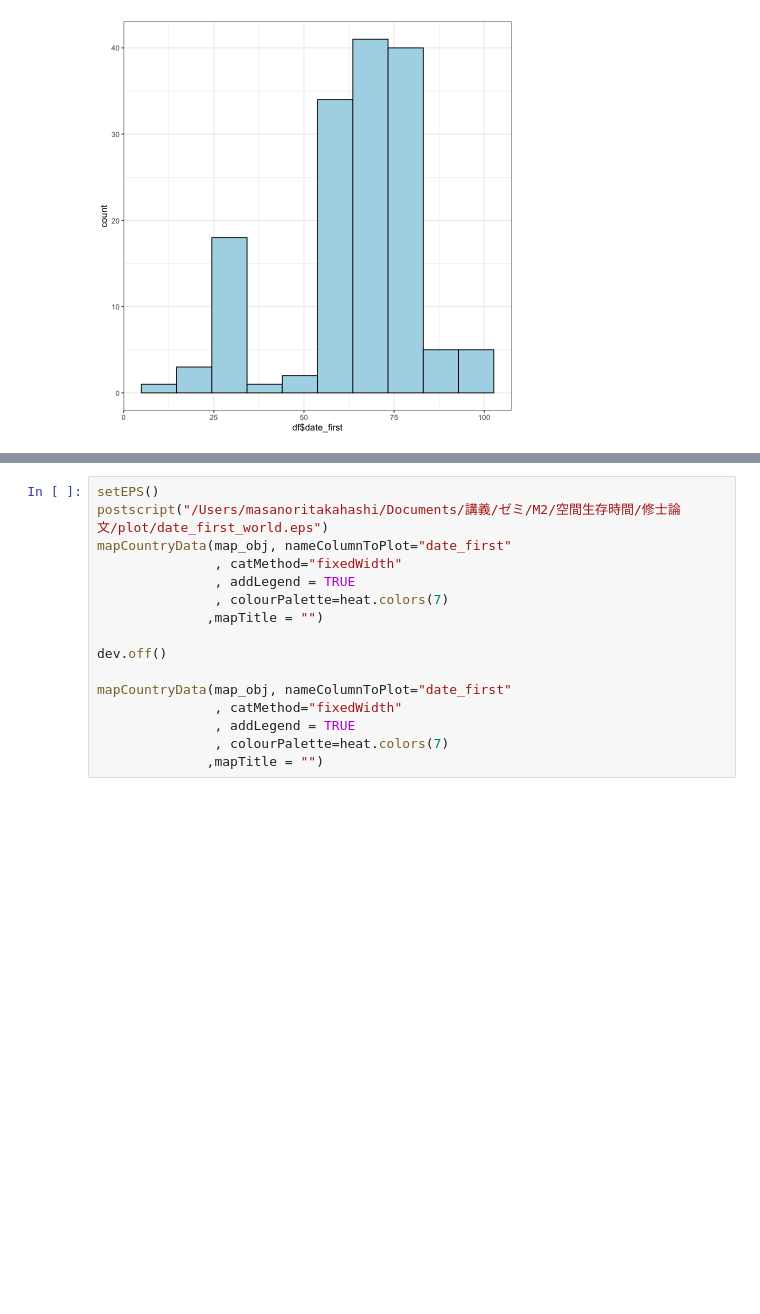
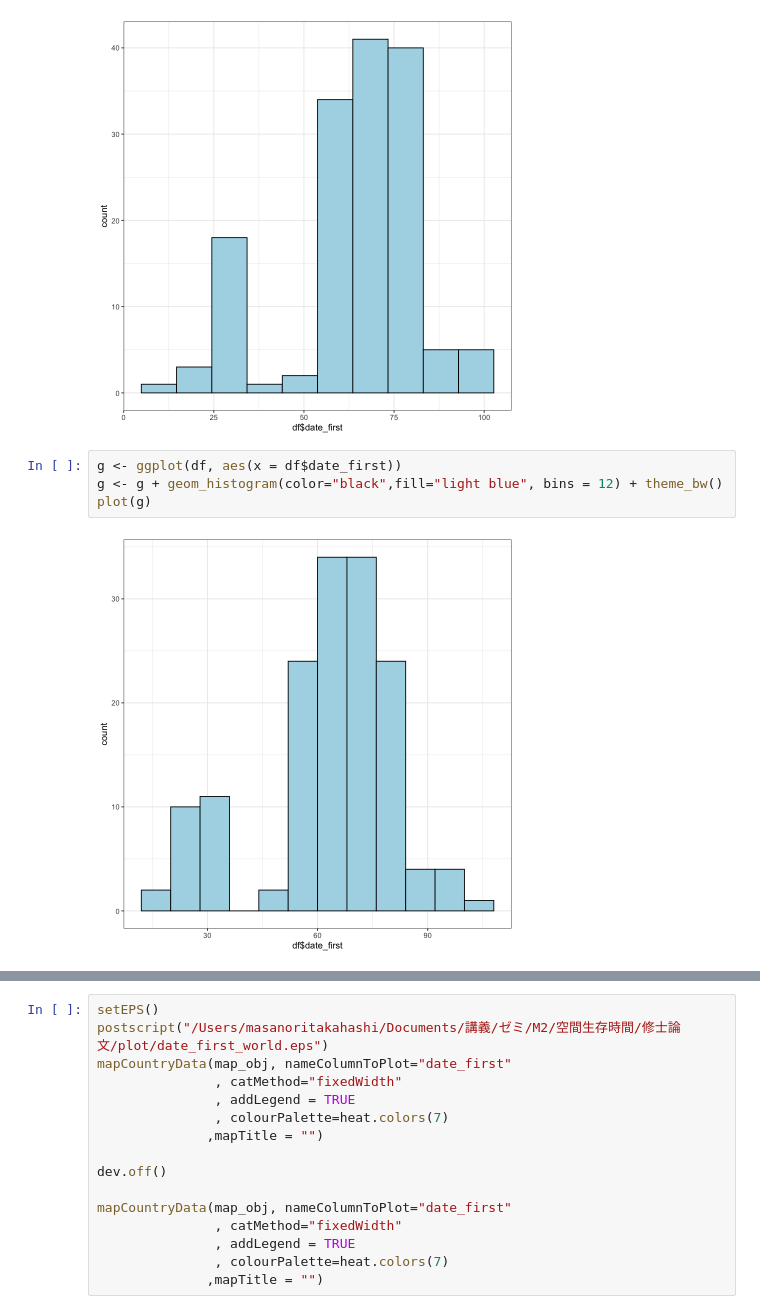
Before and after one commit to nori0724/COVID-19, a Jupyter notebook: notebook/修論用/探索的データ解析plot用.ipynb, the cells around one changed output, grey strips where cells are left out. Drawn from its saved outputs; the diff is of its cells as text; blank space fills up the shorter version.

```diff
--- a/notebook/修論用/探索的データ解析plot用.ipynb
+++ b/notebook/修論用/探索的データ解析plot用.ipynb
@@ -183,3 +183,9 @@ ggsave("/Users/masanoritakahashi/Documents/講義/ゼミ/M2/空間生存時間/
 # %% [output]
 Saving 7 x 7 in image
 [figure]
+# %%
+g <- ggplot(df, aes(x = df$date_first))
+g <- g + geom_histogram(color="black",fill="light blue", bins = 12) + theme_bw()
+plot(g)
+# %% [output]
+[figure, added]
```
Also changed, not shown: parts of 1 cell of this notebook.
